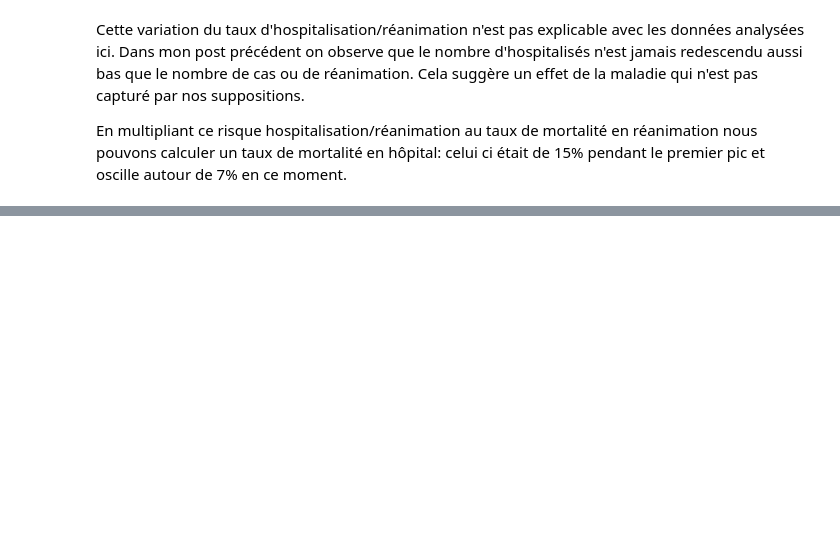
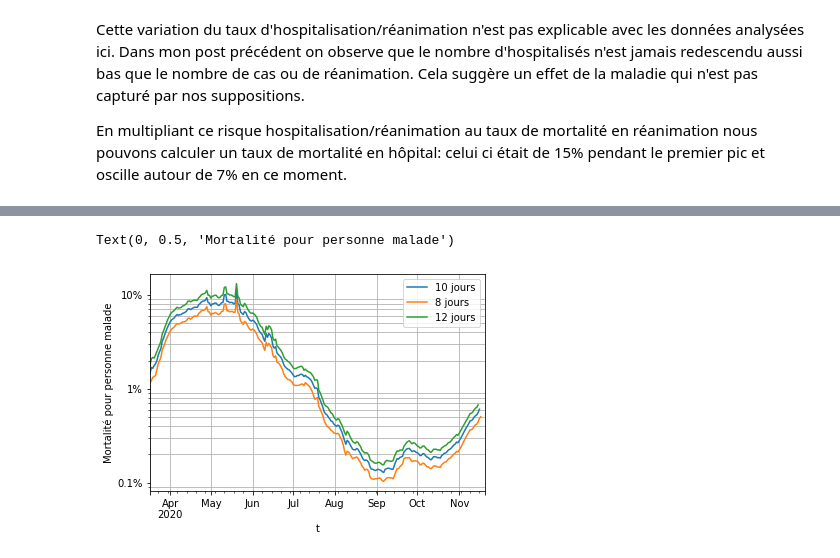
Before and after one commit to payoto/covid19-viz, a Jupyter notebook: 2020-10-18-taux-de-malades.ipynb, the cells around one changed output, grey strips where cells are left out. Saved outputs shown, nothing was run; the diff lists cells and outputs as text; code cells hidden in the pictures; blank space fills up the shorter version.

```diff
--- a/2020-10-18-taux-de-malades.ipynb
+++ b/2020-10-18-taux-de-malades.ipynb
@@ -315,0 +330,14 @@ Text(0, 0.5, 'Mortalité pour personne hospitalisée')
+# %%
+mortalite_malade = pd.DataFrame()
+for col in mortalite_hos:
+    mortalite_malade[col] = risque_hosp * mortalite_hos[col]
+# %%
+ax = mortalite_malade.loc['2020-03-17':].plot()
+ax.set_yscale("log")
+ax.yaxis.set_major_formatter(mtick.FuncFormatter(format_tick_percent))
+ax.grid(which="major")
+ax.yaxis.grid(which="both")
+ax.set_ylabel("Mortalité pour personne malade")
+# %% [output]
+Text(0, 0.5, 'Mortalité pour personne malade')
+[figure, added]
```
Also changed, not shown: parts of 13 cells of this notebook.
